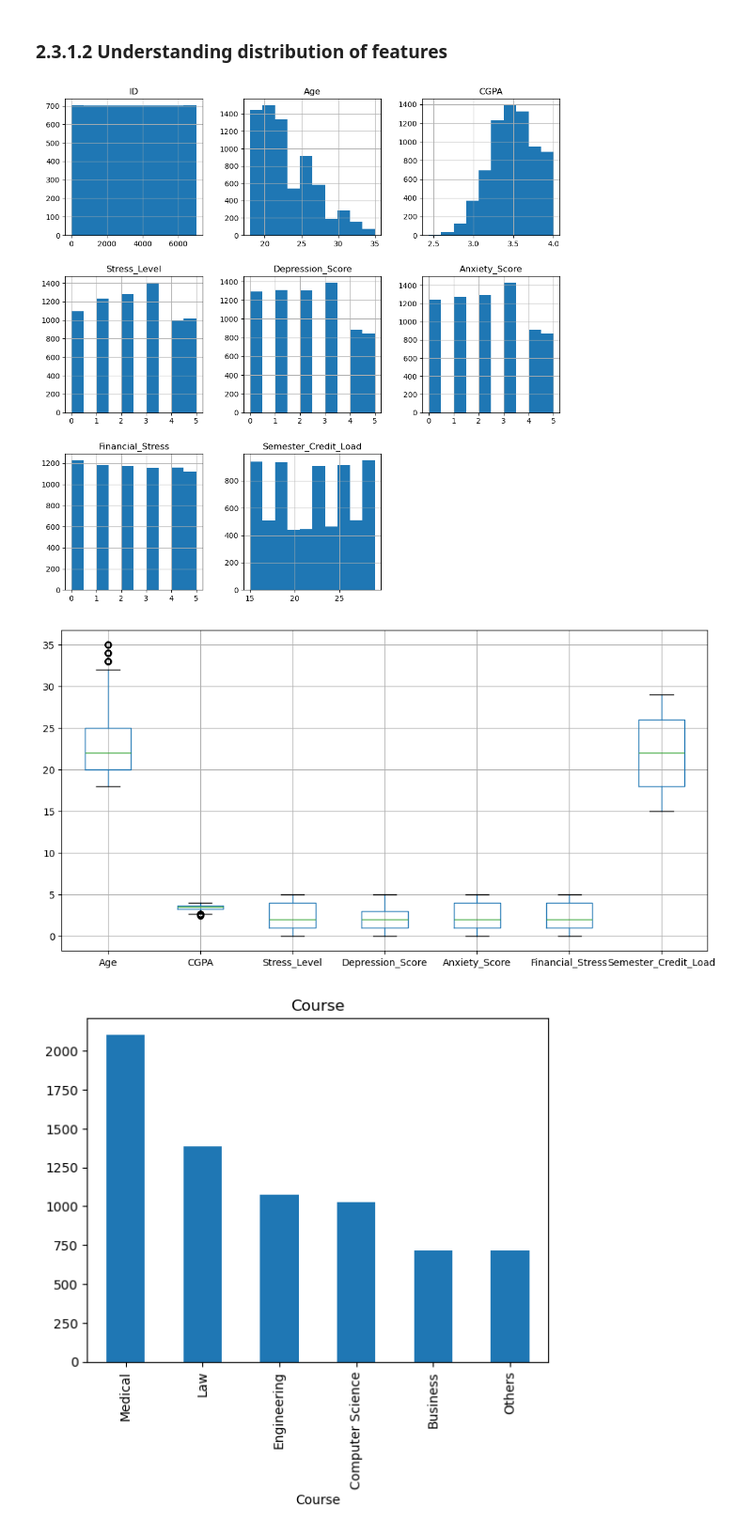
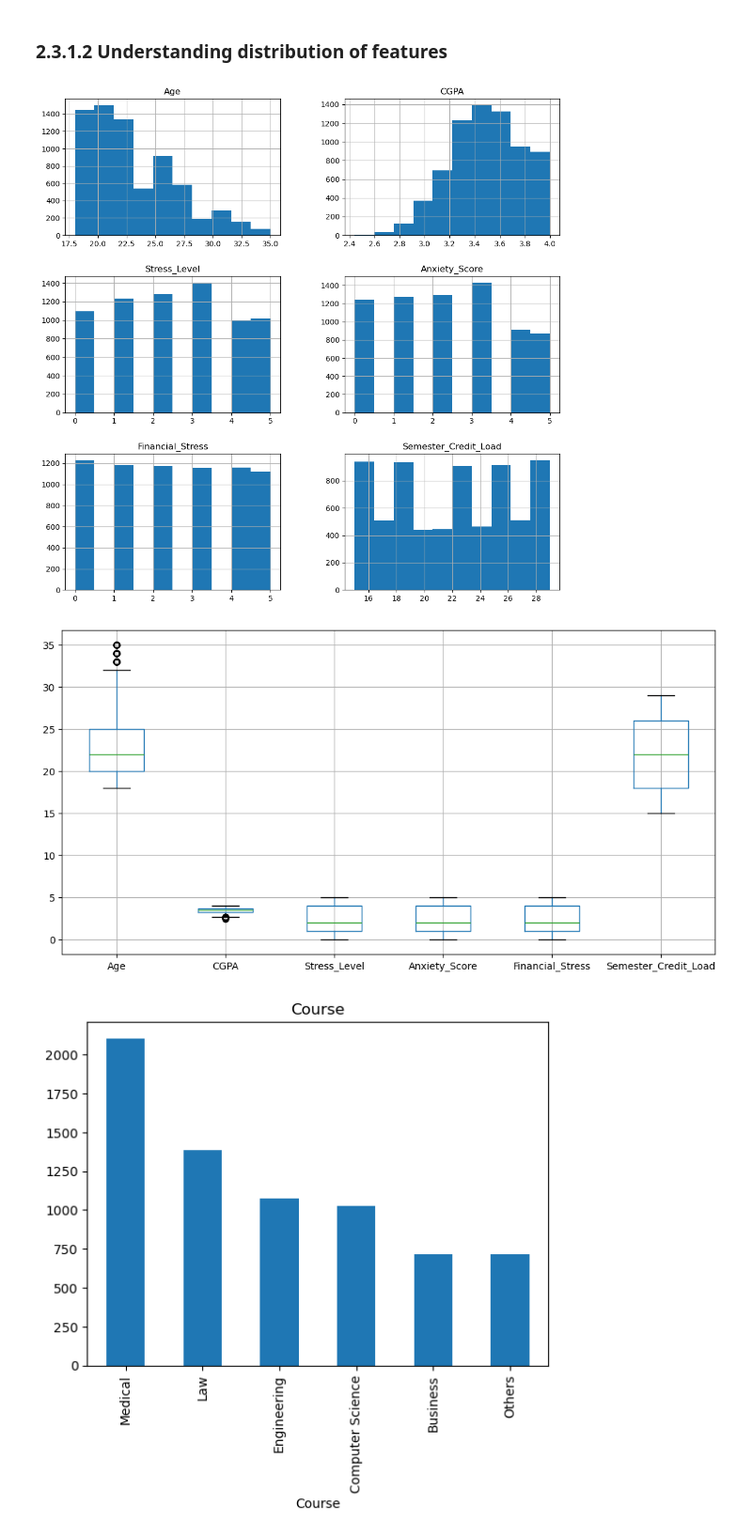
Before and after one commit to cheesyslayer1234/ML_assignment, a Jupyter notebook: NG FENG KANG MALCOLM MLDP Program Codes.ipynb, the cells around one changed output. Shown at 94% size. Drawn from its saved outputs; the diff is of its cells as text; code cells hidden in the pictures.

```diff
--- a/NG FENG KANG MALCOLM MLDP Program Codes.ipynb
+++ b/NG FENG KANG MALCOLM MLDP Program Codes.ipynb
@@ -167,13 +173,20 @@ plt.show()
 # %% [markdown]
 ### 2.3.1.2 Understanding distribution of features
 # %%
-df = df.drop('ID', axis=1)
-df.hist(figsize=(12,12))
+df = df.drop(columns=['ID'])
+
+features = df.drop(columns=[col_y])
+num_features = features.select_dtypes(include='number')
+
+num_features.hist(figsize=(12, 12))
 plt.show()
-plt.figure(figsize=(12,6))
-df.boxplot()
+
+plt.figure(figsize=(12, 6))
+num_features.boxplot()
 plt.show()
+
+## Remove CGPA Boxplot because of scale issue
 # %% [output]
-[figure, old version]
+[figure, new version]
-[figure, old version]
+[figure, new version]
 # %%
```
Also changed, not shown: parts of 19 cells of this notebook.
